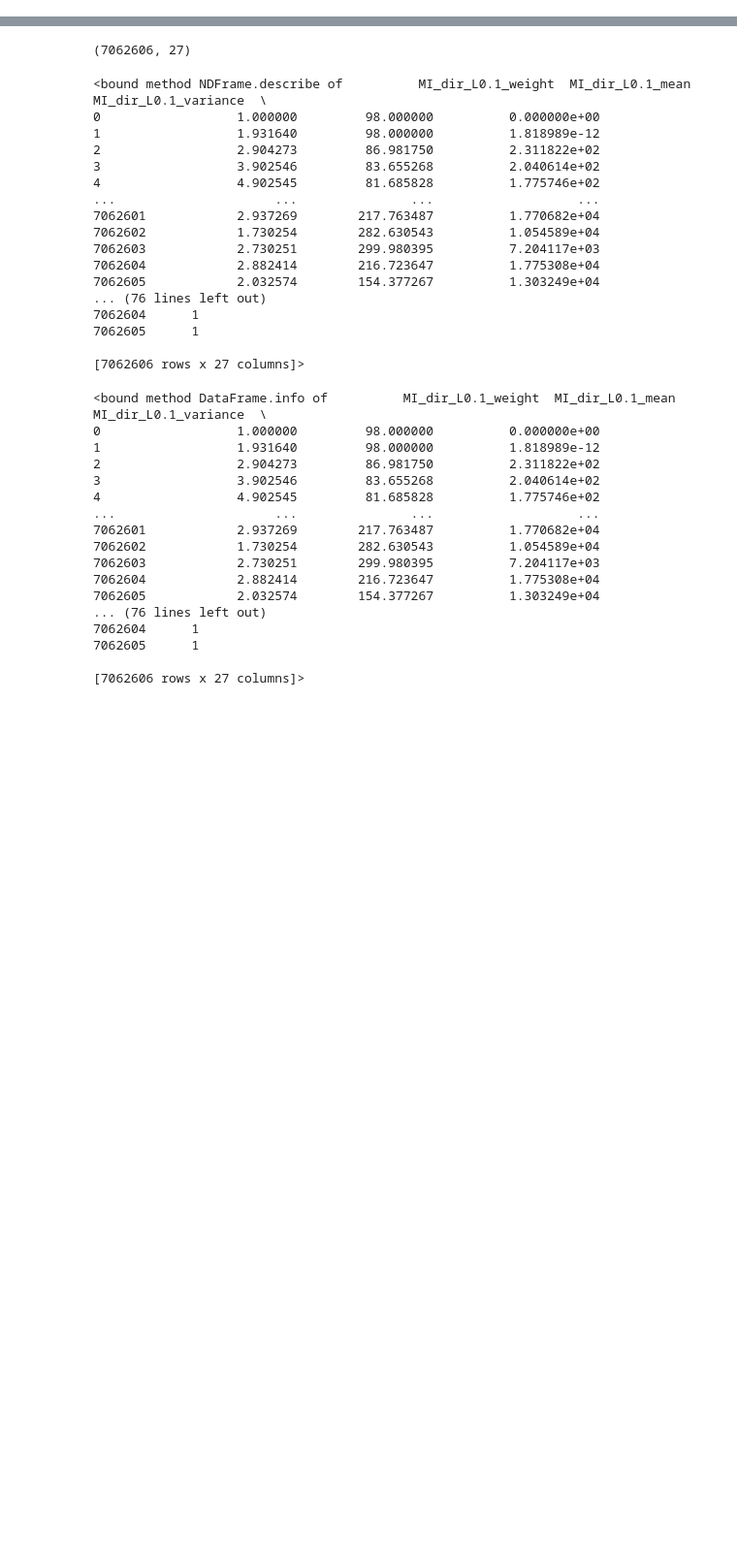
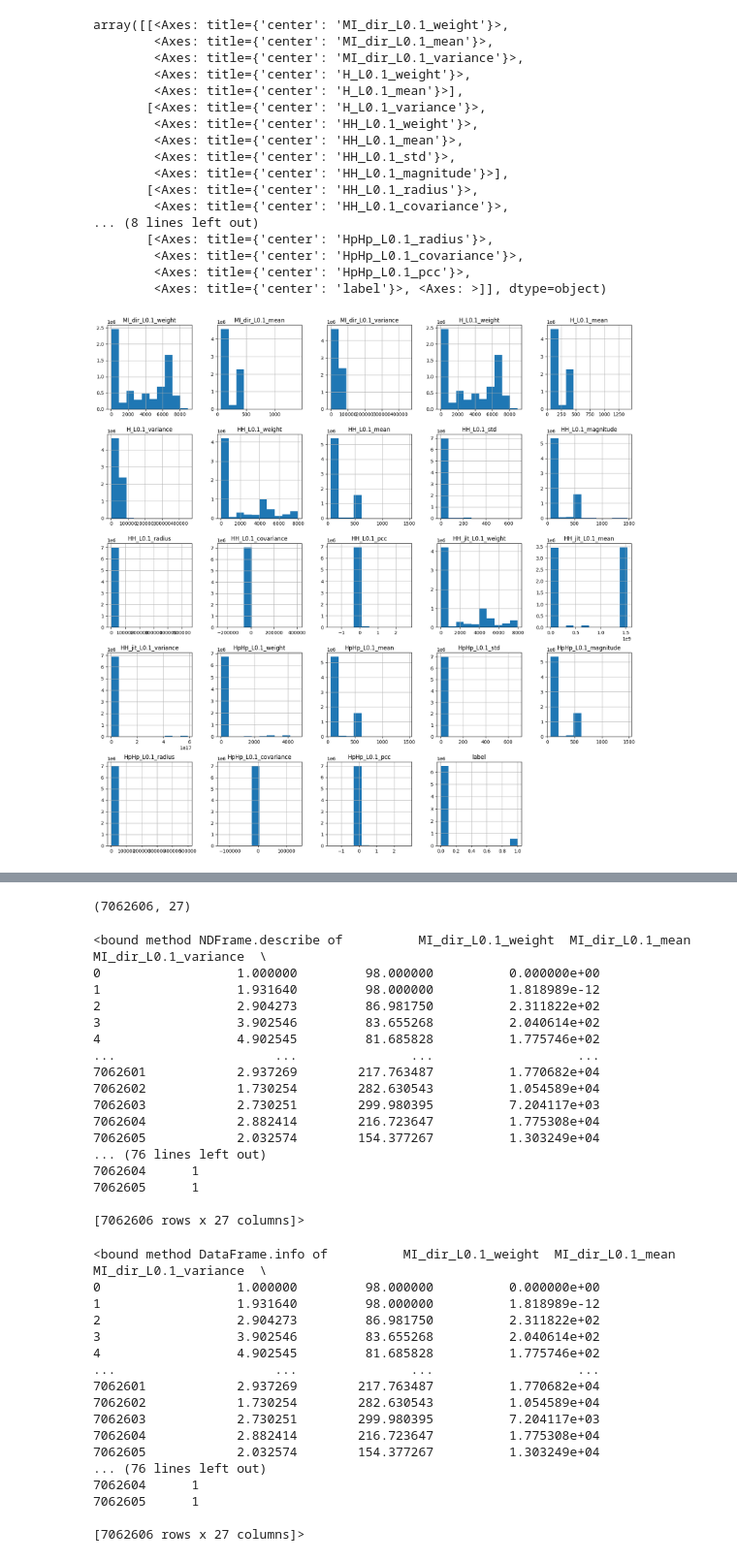
Before and after one commit to purvaS98/IOT_security_using_ML, a Jupyter notebook: IOT model.ipynb, the cells around one changed output, grey strips where cells are left out. Shown at 97% size. Cells and saved outputs as stored; diff of their text form; code cells hidden in the pictures; blank space fills up the shorter version.

```diff
--- a/IOT model.ipynb
+++ b/IOT model.ipynb
@@ -7,0 +9,21 @@ data = pd.read_csv(r'C:\Users\Dell\OneDrive\Desktop\BoTNeTIoT-L01-v2.csv')
+# %%
+data.hist(figsize=[20,20])
+# %% [output]
+array([[<Axes: title={'center': 'MI_dir_L0.1_weight'}>,
+        <Axes: title={'center': 'MI_dir_L0.1_mean'}>,
+        <Axes: title={'center': 'MI_dir_L0.1_variance'}>,
+        <Axes: title={'center': 'H_L0.1_weight'}>,
+        <Axes: title={'center': 'H_L0.1_mean'}>],
+       [<Axes: title={'center': 'H_L0.1_variance'}>,
+        <Axes: title={'center': 'HH_L0.1_weight'}>,
+        <Axes: title={'center': 'HH_L0.1_mean'}>,
+        <Axes: title={'center': 'HH_L0.1_std'}>,
+        <Axes: title={'center': 'HH_L0.1_magnitude'}>],
+       [<Axes: title={'center': 'HH_L0.1_radius'}>,
+        <Axes: title={'center': 'HH_L0.1_covariance'}>,
+... (8 lines left out)
+       [<Axes: title={'center': 'HpHp_L0.1_radius'}>,
+        <Axes: title={'center': 'HpHp_L0.1_covariance'}>,
+        <Axes: title={'center': 'HpHp_L0.1_pcc'}>,
+        <Axes: title={'center': 'label'}>, <Axes: >]], dtype=object)
+[figure, added]
```
Also changed, not shown: parts of 28 cells of this notebook, 19 other files.
